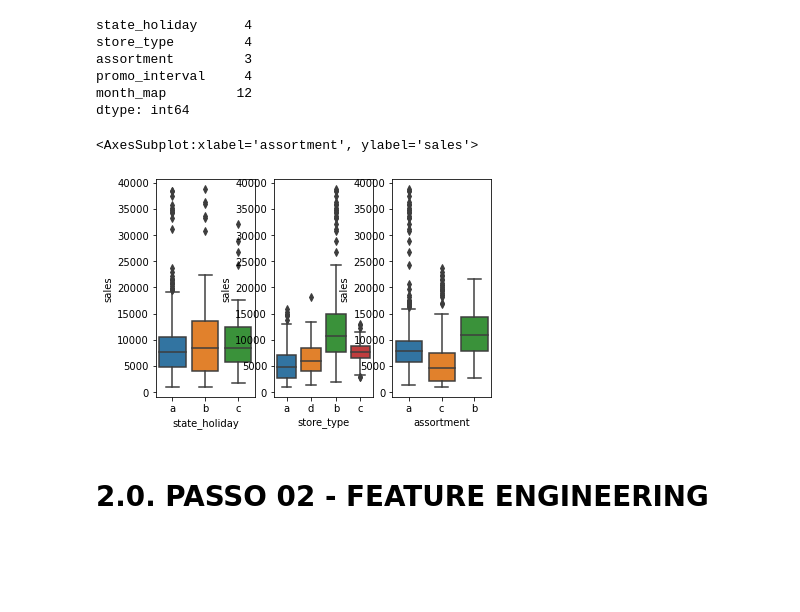
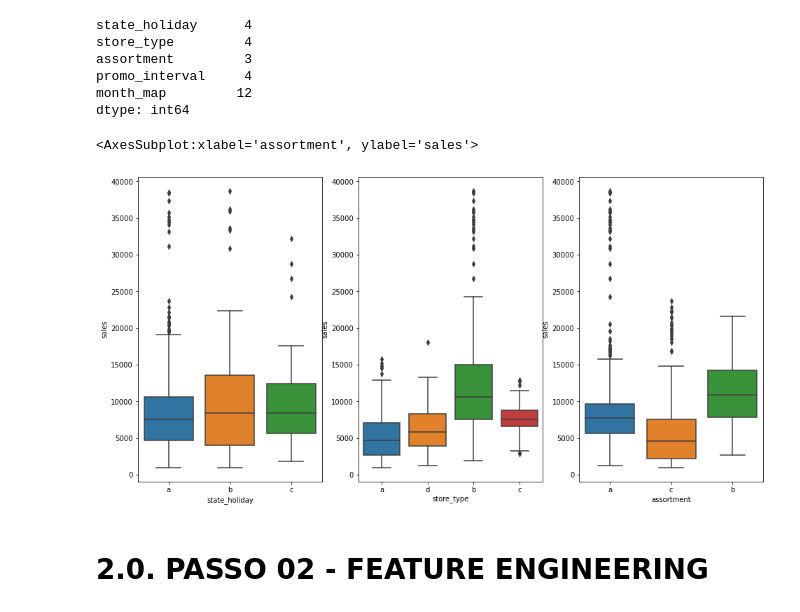
Before and after one commit to artavale/Rossman-Forcast-Sales, a Jupyter notebook: m04_v01_store_sales_predict.ipynb, the cells around one changed output. Drawn from its saved outputs; the diff is of its cells as text; code cells hidden in the pictures; blank space fills up the shorter version.

```diff
--- a/m04_v01_store_sales_predict.ipynb
+++ b/m04_v01_store_sales_predict.ipynb
@@ -282,18 +284,20 @@ month_map         12
 dtype: int64
 # %%
 aux1 = df1[(df1['state_holiday'] != '0' ) & (df1['sales'] > 0 )]
+
+plt.figure(figsize=(16, 8))
 
 plt.subplot(1, 3, 1)
 sns.boxplot( x='state_holiday' ,y='sales' , data=aux1 )
 
 plt.subplot(1, 3, 2)
 sns.boxplot( x='store_type' ,y='sales' , data=aux1 )
 
 plt.subplot(1, 3, 3)
 sns.boxplot( x='assortment' ,y='sales' , data=aux1 )
 # %% [output]
 <AxesSubplot:xlabel='assortment', ylabel='sales'>
-[figure, old version]
+[figure, new version]
 # %% [markdown]
 # 2.0. PASSO 02 - FEATURE ENGINEERING
 # %%
```
Also changed, not shown: parts of 17 cells of this notebook.
